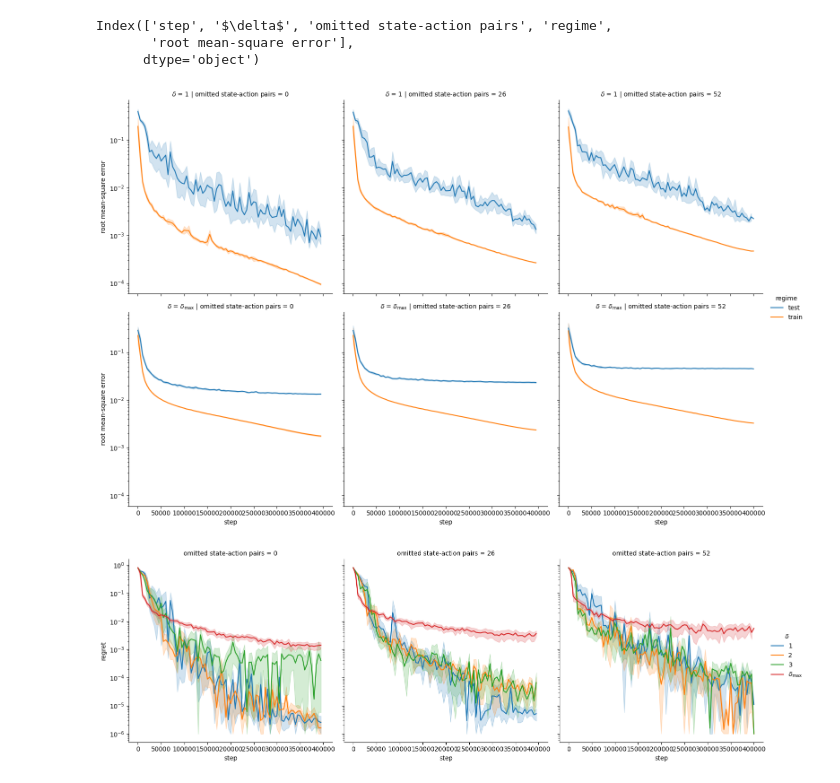
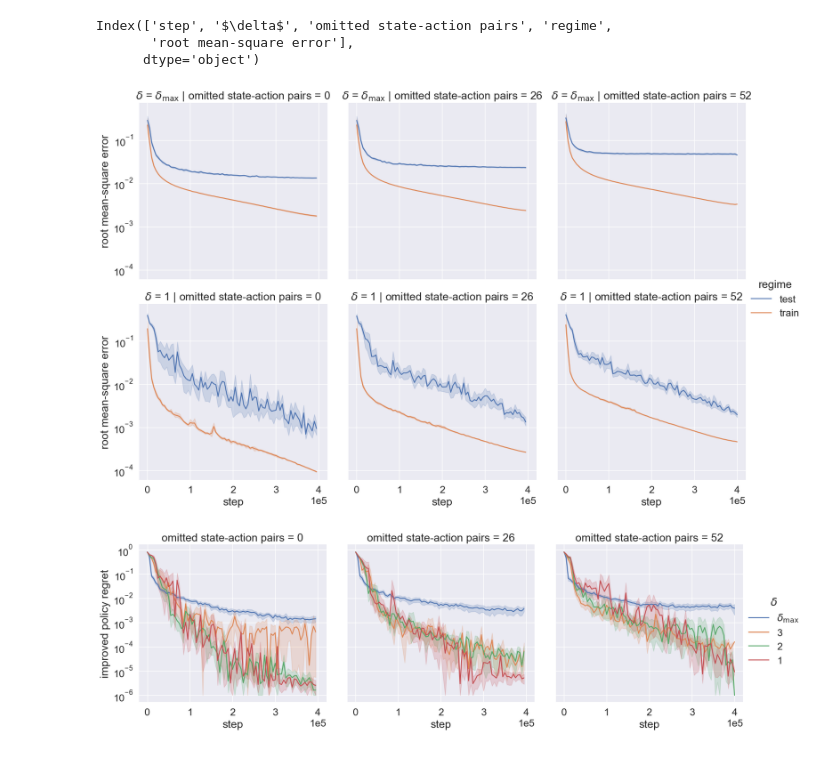
Before and after one commit to ethanabrooks/dissertation, a Jupyter notebook: figures/bellman-update-networks/no-walls.ipynb, the cells around one changed output. Cells and saved outputs as stored; diff of their text form; code cells hidden in the pictures.

```diff
--- a/figures/bellman-update-networks/no-walls.ipynb
+++ b/figures/bellman-update-networks/no-walls.ipynb
@@ -87,12 +69,16 @@ Index(['step', '$\delta$', 'omitted state-action pairs', 'regime',
 # %%
 import seaborn as sns
 sns.reset_defaults()
+sns.set(font_scale=1.5)
+sns.set_style('ticks')
 
-g = sns.relplot(data=df, kind="line", x="step", y="root mean-square error", hue="regime", col="omitted state-action pairs", row="$\delta$")
+g = sns.relplot(data=df, kind="line", x="step", y="root mean-square error", hue="regime", col="omitted state-action pairs", row="$\delta$", row_order=[r"$\delta_{\max}$", 1])
 g.set(yscale="log")
+for ax in g.axes.flatten():
+    ax.ticklabel_format(style='sci', axis='x', scilimits=(0,0))
 plt.show()
 # %% [output]
-[figure, old version]
+[figure, new version]
 # %%
 df = orig.rename(columns={"_step": "step", "test-n/regret": "regret"})
 # df = df[(df["delta"] == 1) | (df["delta"] == 100)]
@@ -116,9 +102,17 @@ df =df.rename(columns={"delta": "$\delta$", "regret": "improved policy regret"})
 import seaborn as sns
 
 sns.reset_defaults()
+sns.set(font_scale=1.5)
+sns.set_style('ticks')
 
-g = sns.relplot(data=df, kind="line", x="step", y="regret", hue="$\delta$", col="omitted state-action pairs")
+
+
+g = sns.relplot(data=df, kind="line", x="step", y="improved policy regret", hue="$\delta$", col="omitted state-action pairs")
 g.set(yscale="log")
+
+for ax in g.axes.flatten():
+    ax.ticklabel_format(style='sci', axis='x', scilimits=(0,0))
+
 plt.show()
 # %% [output]
-[figure, old version]
+[figure, new version]
```
Also changed, not shown: parts of 2 cells of this notebook, 11 other files.
